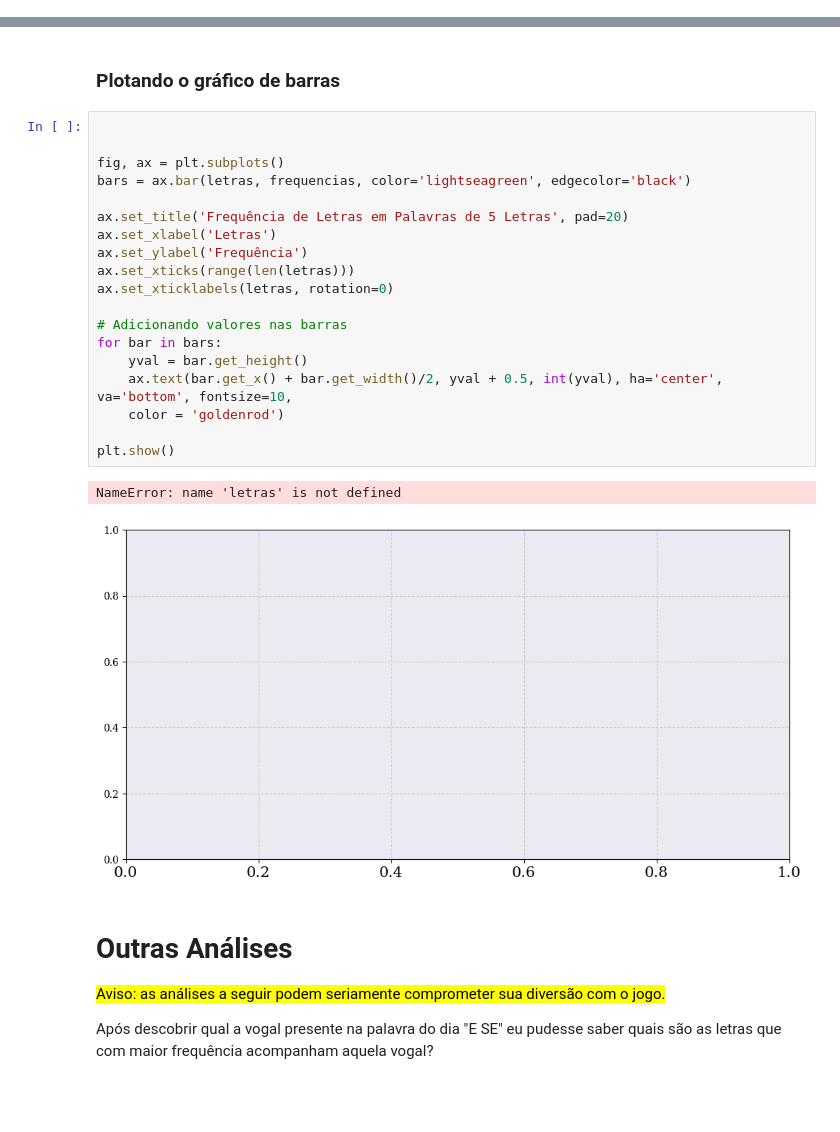
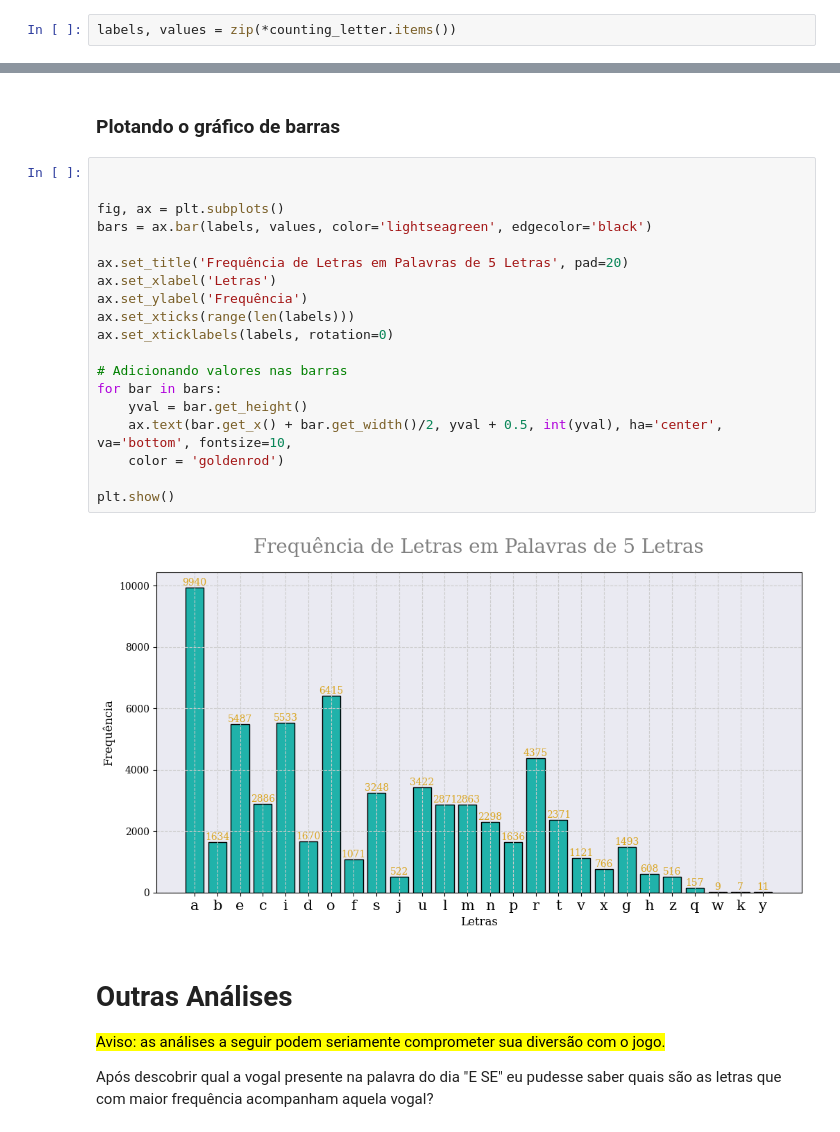
Before and after one commit to mavilacamilla/DataAnalysisProjectUFG, a Jupyter notebook: Termo.ipynb, the cells around one changed output, grey strips where cells are left out. Drawn from its saved outputs; the diff is of its cells as text; blank space fills up the shorter version.

```diff
--- a/Termo.ipynb
+++ b/Termo.ipynb
@@ -54,6 +55,8 @@ Counter({'a': 9940, 'o': 6415, 'i': 5533, 'e': 5487, 'r': 4375, 'u': 3422, 's':
 ### Importando o módulo Pyplot da biblioteca Matplotlib para plotar as frequências
 # %%
 import matplotlib.pyplot as plt
+# %%
+labels, values = zip(*counting_letter.items())
 # %% [markdown]
 ### Estilizando o gráfico a ser plotado
 # %%
@@ -77,25 +80,24 @@ plt.rcParams.update({
 # %%
 
 
 fig, ax = plt.subplots()
-bars = ax.bar(letras, frequencias, color='lightseagreen', edgecolor='black')
+bars = ax.bar(labels, values, color='lightseagreen', edgecolor='black')
 
 ax.set_title('Frequência de Letras em Palavras de 5 Letras', pad=20)
 ax.set_xlabel('Letras')
 ax.set_ylabel('Frequência')
-ax.set_xticks(range(len(letras)))
-ax.set_xticklabels(letras, rotation=0)
+ax.set_xticks(range(len(labels)))
+ax.set_xticklabels(labels, rotation=0)
 
 # Adicionando valores nas barras
 for bar in bars:
     yval = bar.get_height()
     ax.text(bar.get_x() + bar.get_width()/2, yval + 0.5, int(yval), ha='center', va='bottom', fontsize=10,
     color = 'goldenrod')
 
 plt.show()
 # %% [output]
-NameError: name 'letras' is not defined
-[figure, old version]
+[figure, new version]
 # %% [markdown]
 # Outras Análises
 
```
Also changed, not shown: parts of 3 cells of this notebook.
